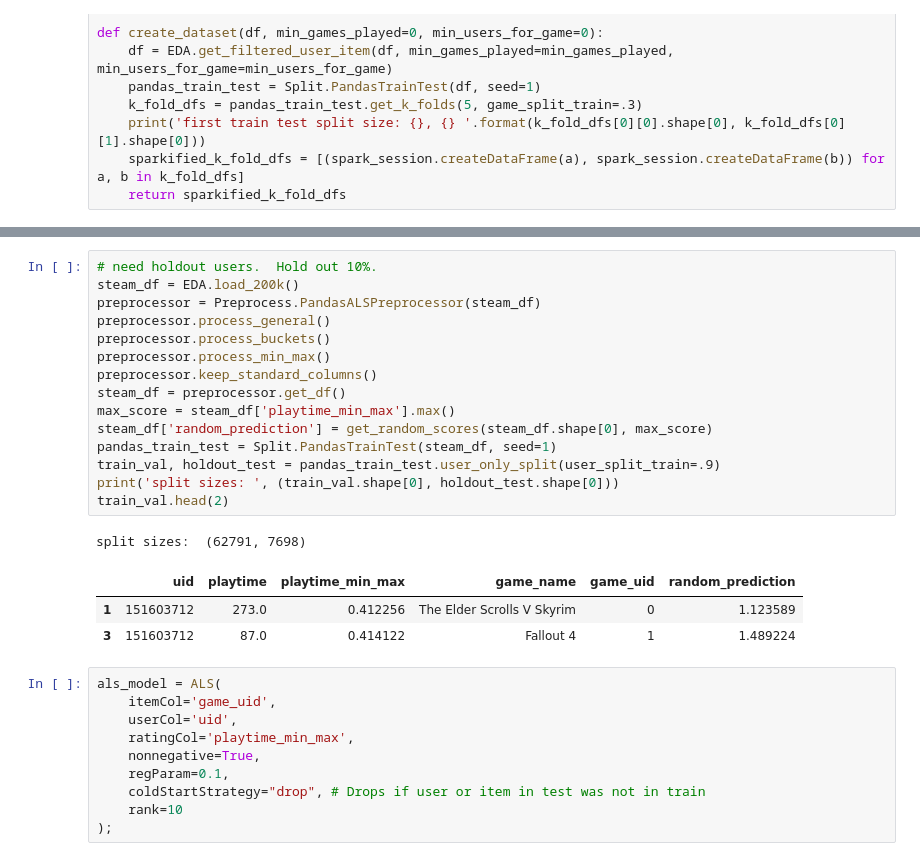
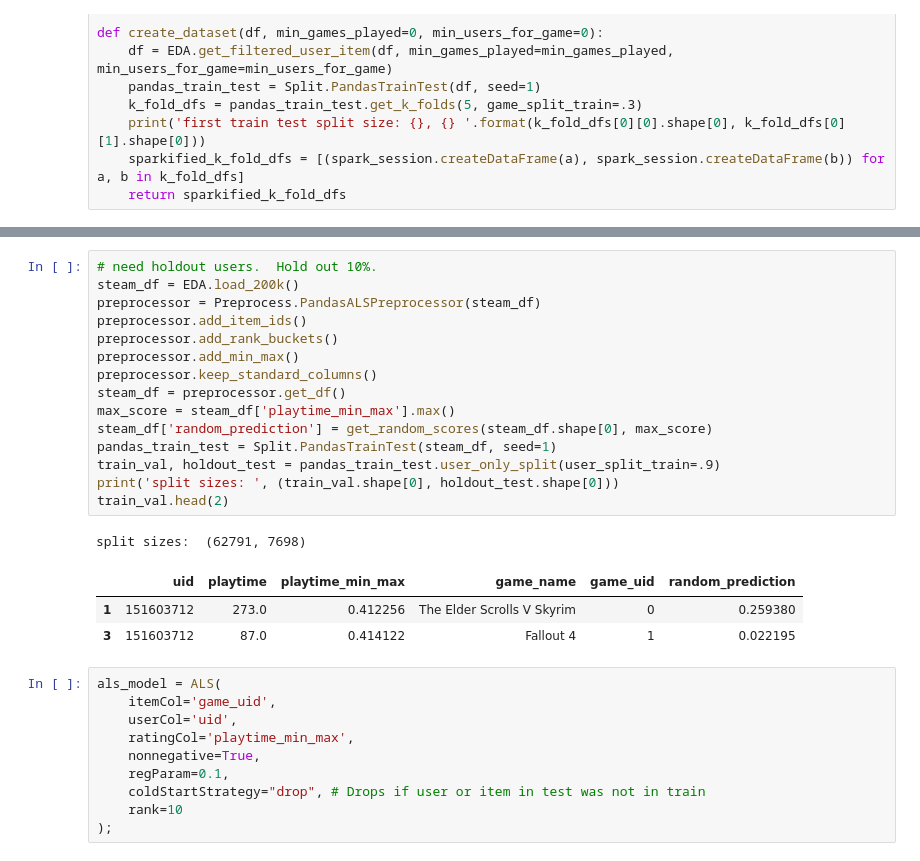
Before and after one commit to gitmbar2/game_recommender, a Jupyter notebook: notebooks/cold_start.ipynb, the cells around one changed output, grey strips where cells are left out. Saved outputs shown, nothing was run; the diff lists cells and outputs as text.

```diff
--- a/notebooks/cold_start.ipynb
+++ b/notebooks/cold_start.ipynb
@@ -115,23 +118,23 @@ def get_ndcg_and_random_ndcg(dataset):
 # %%
 # need holdout users.  Hold out 10%.
 steam_df = EDA.load_200k()
 preprocessor = Preprocess.PandasALSPreprocessor(steam_df)
-preprocessor.process_general()
-preprocessor.process_buckets()
-preprocessor.process_min_max()
+preprocessor.add_item_ids()
+preprocessor.add_rank_buckets()
+preprocessor.add_min_max()
 preprocessor.keep_standard_columns()
 steam_df = preprocessor.get_df()
 max_score = steam_df['playtime_min_max'].max()
 steam_df['random_prediction'] = get_random_scores(steam_df.shape[0], max_score)
 pandas_train_test = Split.PandasTrainTest(steam_df, seed=1)
 train_val, holdout_test = pandas_train_test.user_only_split(user_split_train=.9)
 print('split sizes: ', (train_val.shape[0], holdout_test.shape[0]))
 train_val.head(2)
 # %% [output]
 split sizes:  (62791, 7698)
 |  | uid | playtime | playtime_min_max | game_name | game_uid | random_prediction |
-| 1 | 151603712 | 273.0 | 0.412256 | The Elder Scrolls V Skyrim | 0 | 1.123589 |
-| 3 | 151603712 | 87.0 | 0.414122 | Fallout 4 | 1 | 1.489224 |
+| 1 | 151603712 | 273.0 | 0.412256 | The Elder Scrolls V Skyrim | 0 | 0.259380 |
+| 3 | 151603712 | 87.0 | 0.414122 | Fallout 4 | 1 | 0.022195 |
 # %%
 als_model = ALS(
     itemCol='game_uid',
```
Also changed, not shown: parts of 17 cells of this notebook, 7 other files.
